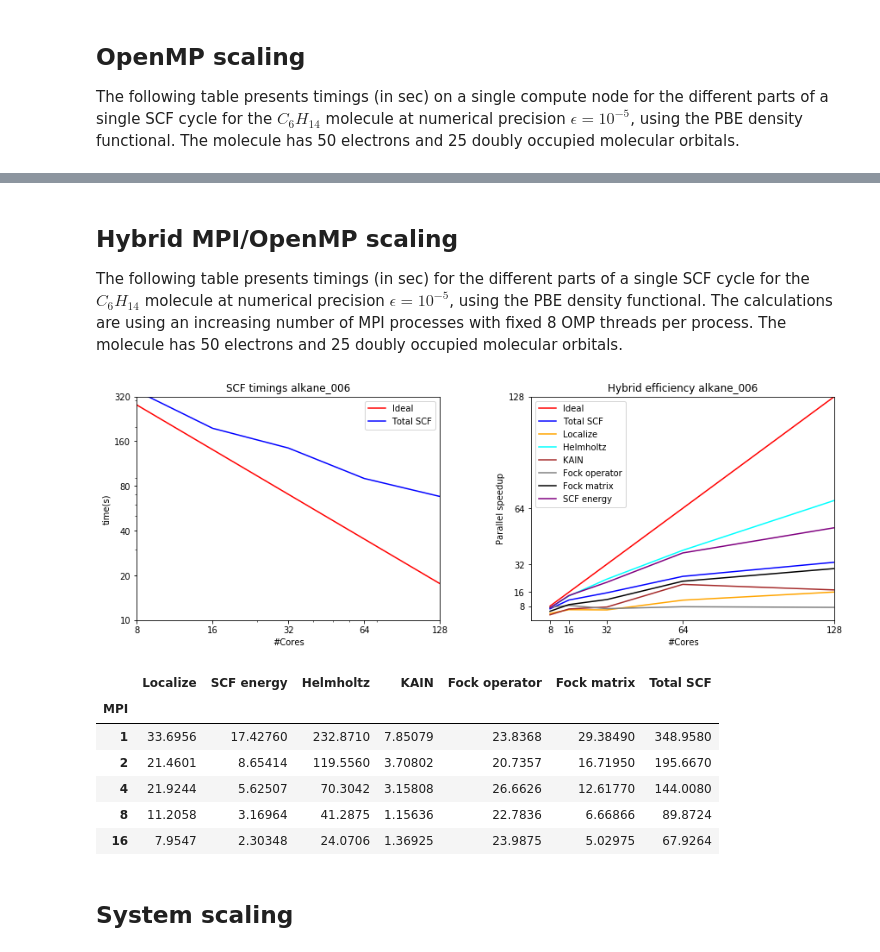
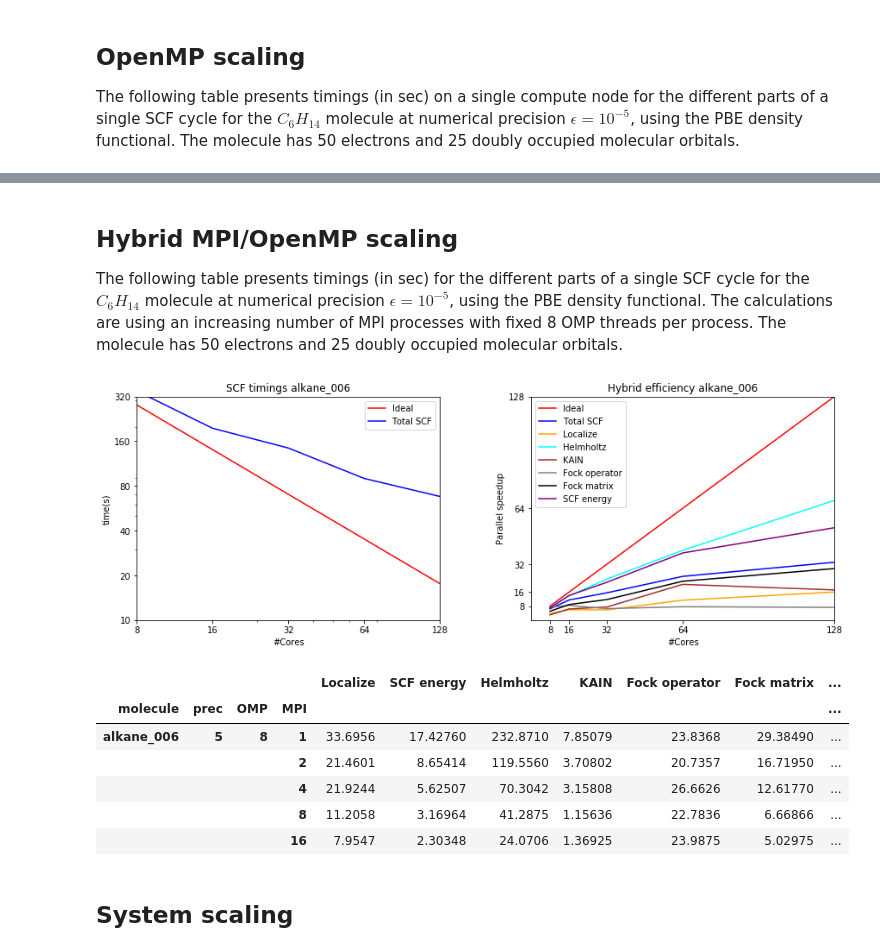
Before and after one commit to MRChemSoft/mrchem-benchmark, a Jupyter notebook: summary.ipynb, the cells around one changed output, grey strips where cells are left out. Drawn from its saved outputs; the diff is of its cells as text; code cells hidden in the pictures.

```diff
--- a/summary.ipynb
+++ b/summary.ipynb
@@ -84,7 +84,8 @@ The following table presents timings (in sec) on a single compute node for the d
 mpi=1
 prec=5
 molecule='alkane_006'
-omp_series = pd.read_csv("alkane-PBE/scf.csv", index_col=[0,1,2,3]).loc[molecule,prec,mpi]
+omp_frame = pd.read_csv("alkane-PBE/scf.csv", index_col=[0,1,2,3])
+omp_series = omp_frame.loc[molecule,prec,mpi]
 
 plt.subplot(121)
 plt.title('SCF timings alkane_006')
@@ -116,6 +117,6 @@ plt.xlabel('OMP threads')
 
 plt.subplots_adjust(top=1.0, bottom=0.1, right=2, wspace=.30)
 plt.show()
-omp_series
+omp_frame.loc[molecule,prec,mpi,:]
 # %% [output]
 [figure]
@@ -182,12 +184,13 @@ mpi_series
 ## Hybrid MPI/OpenMP scaling
 
 The following table presents timings (in sec) for the different parts of a single SCF cycle for the $C_{6}H_{14}$
-molecule at numerical precision $\epsilon=10^{−5}$, using the PBE density functional. The calculations are using an increasing number of MPI processes with fixed 8 OMP threads per process. The molecule has 50 electrons and 25 doubly occupied molecular orbitals.
+molecule at numerical precision $\epsilon=10^{-5}$, using the PBE density functional. The calculations are using an increasing number of MPI processes with fixed 8 OMP threads per process. The molecule has 50 electrons and 25 doubly occupied molecular orbitals.
 # %%
 omp=8
 prec=5
 molecule='alkane_006'
-hybrid_series = pd.read_csv("alkane-PBE/scf.csv", index_col=[0,1,3,2]).loc[molecule,prec,omp]
+hybrid_frame = pd.read_csv("alkane-PBE/scf.csv", index_col=[0,1,3,2])
+hybrid_series = hybrid_frame.loc[molecule,prec,omp]
 
 plt.subplot(121)
 plt.title('SCF timings alkane_006')
@@ -196,40 +199,40 @@ plt.plot(hybrid_series['Total SCF'], 'b', label='Total SCF')
 plt.legend(loc='upper right')
 plt.axis([1, 16, 10, 320])
 plt.yscale('log')
 plt.xscale('log')
 plt.yticks([10, 20, 40, 80, 160, 320], [10, 20, 40, 80, 160, 320])
 plt.xticks([1, 2, 4, 8, 16], [omp*1, omp*2, omp*4, omp*8, omp*16])
 plt.ylabel('time(s)')
 plt.xlabel('#Cores')
 
 plt.subplot(122)
 plt.title('Hybrid efficiency alkane_006')
 plt.plot(hybrid_series.index, hybrid_series.index, c='red', label='Ideal')
 plt.plot(omp_series['Total SCF'][1]/(omp*hybrid_series['Total SCF']), c='blue', label='Total SCF')
 plt.plot(omp_series['Localize'][1]/(omp*hybrid_series['Localize']), c='orange', label='Localize')
 plt.plot(omp_series['Helmholtz'][1]/(omp*hybrid_series['Helmholtz']), c='cyan', label='Helmholtz')
 plt.plot(omp_series['KAIN'][1]/(omp*hybrid_series['KAIN']), c='brown', label='KAIN')
 plt.plot(omp_series['Fock operator'][1]/(omp*hybrid_series['Fock operator']), c='gray', label='Fock operator')
 plt.plot(omp_series['Fock matrix'][1]/(omp*hybrid_series['Fock matrix']), c='black', label='Fock matrix')
 plt.plot(omp_series['SCF energy'][1]/(omp*hybrid_series['SCF energy']), c='purple', label='SCF energy')
 plt.legend(loc='upper left')
 plt.axis([0, 16, 0, 16])
 plt.yticks([1, 2, 4, 8, 16], [omp*1, omp*2, omp*4, omp*8, omp*16])
 plt.xticks([1, 2, 4, 8, 16], [omp*1, omp*2, omp*4, omp*8, omp*16])
 plt.ylabel('Parallel speedup')
 plt.xlabel('#Cores')
 
 plt.subplots_adjust(top=1.0, bottom=0.1, right=2, wspace=.30)
 plt.show()
-hybrid_series
+hybrid_frame.loc[molecule,prec,omp,:]
 # %% [output]
 [figure]
-|  | Localize | SCF energy | Helmholtz | KAIN | Fock operator | Fock matrix | Total SCF |
-| MPI |  |  |  |  |  |  |  |
-| 1 | 33.6956 | 17.42760 | 232.8710 | 7.85079 | 23.8368 | 29.38490 | 348.9580 |
-| 2 | 21.4601 | 8.65414 | 119.5560 | 3.70802 | 20.7357 | 16.71950 | 195.6670 |
-| 4 | 21.9244 | 5.62507 | 70.3042 | 3.15808 | 26.6626 | 12.61770 | 144.0080 |
-| 8 | 11.2058 | 3.16964 | 41.2875 | 1.15636 | 22.7836 | 6.66866 | 89.8724 |
-| 16 | 7.9547 | 2.30348 | 24.0706 | 1.36925 | 23.9875 | 5.02975 | 67.9264 |
+|  |  |  |  | Localize | SCF energy | Helmholtz | KAIN | Fock operator | Fock matrix | ... |
+| molecule | prec | OMP | MPI |  |  |  |  |  |  | ... |
+| alkane_006 | 5 | 8 | 1 | 33.6956 | 17.42760 | 232.8710 | 7.85079 | 23.8368 | 29.38490 | ... |
+|  |  |  | 2 | 21.4601 | 8.65414 | 119.5560 | 3.70802 | 20.7357 | 16.71950 | ... |
+|  |  |  | 4 | 21.9244 | 5.62507 | 70.3042 | 3.15808 | 26.6626 | 12.61770 | ... |
+|  |  |  | 8 | 11.2058 | 3.16964 | 41.2875 | 1.15636 | 22.7836 | 6.66866 | ... |
+|  |  |  | 16 | 7.9547 | 2.30348 | 24.0706 | 1.36925 | 23.9875 | 5.02975 | ... |
 # %% [markdown]
 ## System scaling
```
Also changed, not shown: parts of 6 cells of this notebook.
